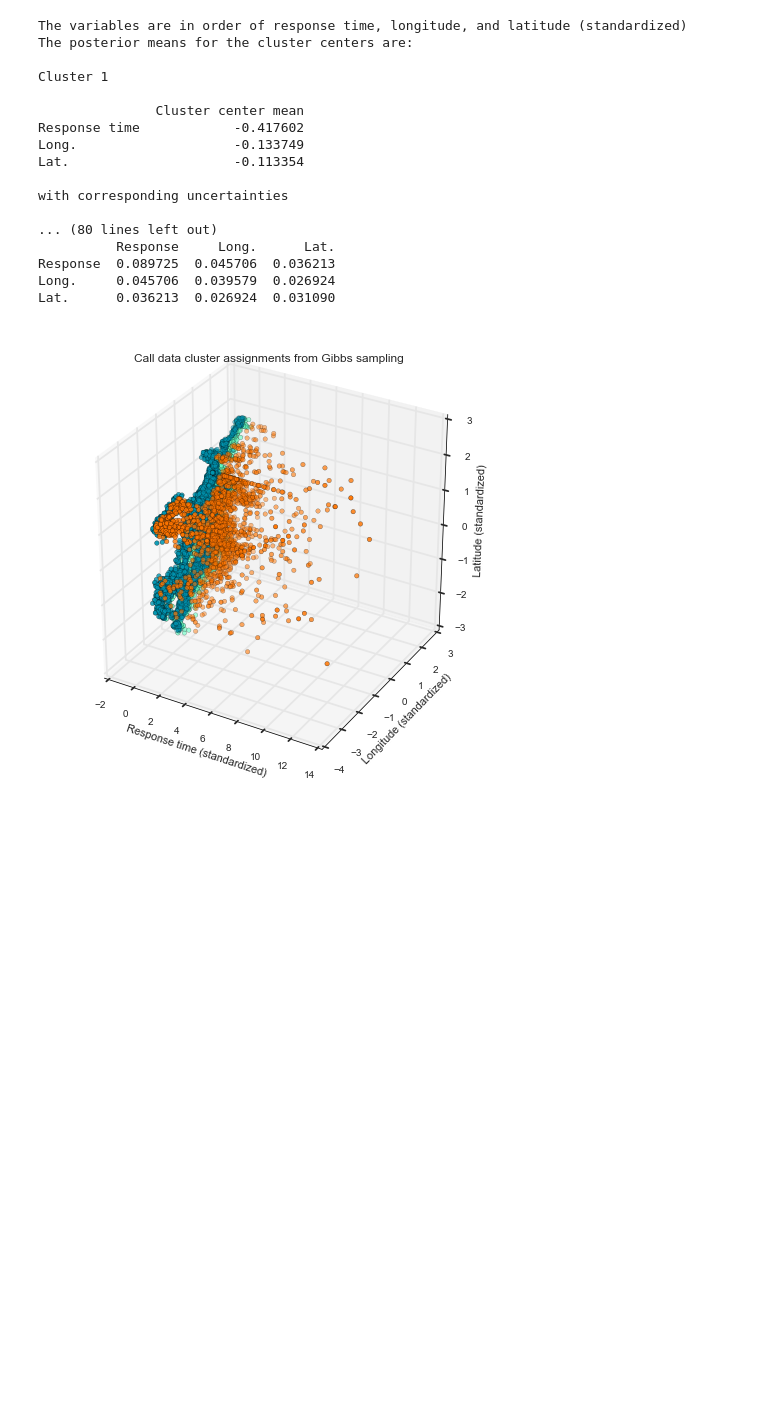
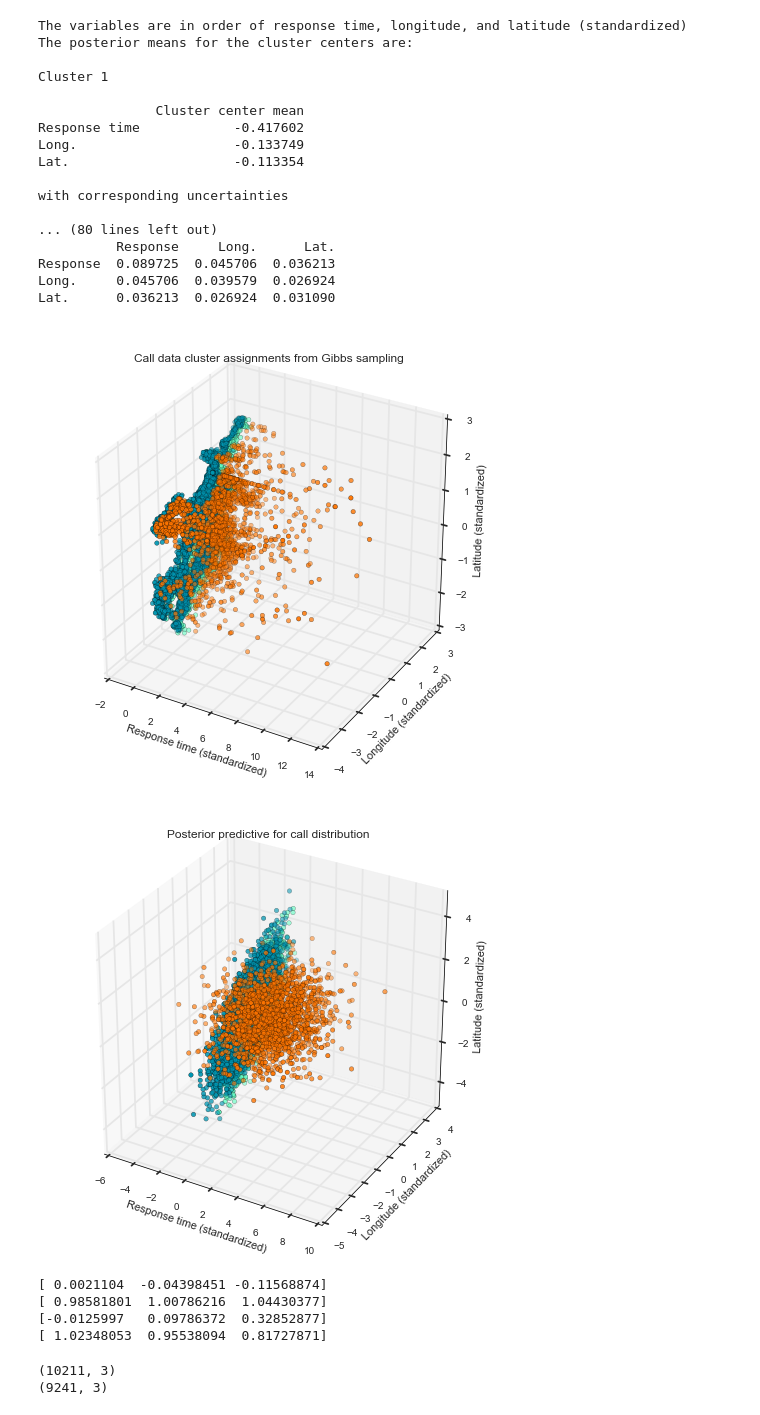
Before and after one commit to onefishy/Boston311, a Jupyter notebook: Code/gibbswithcomments.ipynb, the cells around one changed output. Cells and saved outputs as stored; diff of their text form; code cells hidden in the pictures; blank space fills up the shorter version.

Commit message:
organized call analysis further

```diff
--- a/Code/gibbswithcomments.ipynb
+++ b/Code/gibbswithcomments.ipynb
@@ -458,11 +498,10 @@ def plot_cluster_assignments(Z_samples, burnin, data, title):
     ax.set_title(title)
     plt.show()
 
-def posterior_predictive(pi_samples, mu_samples, Sigma_samples, Z_samples, burnin):
+def posterior_predictive(pi_samples, mu_samples, Sigma_samples, burnin, title):
     pi_posterior = pi_samples[burnin:]
     mu_posterior = mu_samples[burnin:]
     Sigma_posterior = Sigma_samples[burnin:]
-    Z_samples = Z_samples[burnin:]
     K = 3
     samplesize = 10000
     labels = np.zeros((samplesize, K))
@@ -478,11 +517,27 @@ def posterior_predictive(pi_samples, mu_samples, Sigma_samples, Z_samples, burni
         r = np.random.uniform()
         if r < pi_draw[0]:
             predicted_vals[i] = multivariate_normal.rvs(mean = mu_draw[0], cov = Sigma_draw[0])
-            labels[i] = np.array([1,0])
+            labels[i] = np.array([1,0,0])
+        elif r > 1-pi_draw[2]:
+            predicted_vals[i] = multivariate_normal.rvs(mean = mu_draw[2], cov = Sigma_draw[2])
+            labels[i] = np.array([0,0,1])
         else:
             predicted_vals[i] = multivariate_normal.rvs(mean = mu_draw[1], cov = Sigma_draw[1])
-            labels[i] = np.array([0,1])
-    return predicted_vals, labels
+            labels[i] = np.array([0,1,0])
+
+    cluster1 = predicted_vals[np.where(labels[:,0]==1)]
+    cluster2 = predicted_vals[np.where(labels[:,1]==1)]
+    cluster3 = predicted_vals[np.where(labels[:,2]==1)]
+    fig = plt.figure()
+    ax = fig.add_subplot(111,projection = '3d')
+    ax.scatter(cluster1[:,0], cluster1[:,1], cluster1[:,2], c = colors[0])
+    ax.scatter(cluster2[:,0], cluster2[:,1], cluster2[:,2], c = colors[1])
+    ax.scatter(cluster3[:,0], cluster3[:,1], cluster3[:,2], c = colors[2])
+    ax.set_xlabel('Response time (standardized)')
+    ax.set_ylabel('Longitude (standardized)')
+    ax.set_zlabel('Latitude (standardized)')
+    ax.set_title(title)
+    plt.show()
 # %%
 plot_mu_trace(mu_samples_c3, K, "Call data traces for $\mu$")
 plot_pi_trace(pi_samples_c3, K, "Call data traces for $\pi$")
@@ -513,3 +568,24 @@ Lat.      0.036213  0.026924  0.031090
 plot_cluster_assignments(Z_samples_c3, burnin, calldata, title = 'Call data cluster assignments from Gibbs sampling')
 # %% [output]
 [figure]
+# %%
+posterior_predictive(pi_samples_c3, mu_samples_c3,
+                     Sigma_samples_c3, burnin,"Posterior predictive for call distribution")
+# %% [output]
+[figure, added]
+# %%
+print np.mean(calldata, axis= 0)
+print np.std(calldata, axis = 0)
+print np.mean(appdata, axis = 0)
+print np.std(appdata, axis = 0)
+# %% [output]
+[ 0.0021104  -0.04398451 -0.11568874]
+[ 0.98581801  1.00786216  1.04430377]
+[-0.0125997   0.09786372  0.32852877]
+[ 1.02348053  0.95538094  0.81727871]
+# %%
+print calldata.shape
+print appdata.shape
+# %% [output]
+(10211, 3)
+(9241, 3)
```
Also changed, not shown: parts of 1 cell of this notebook.
